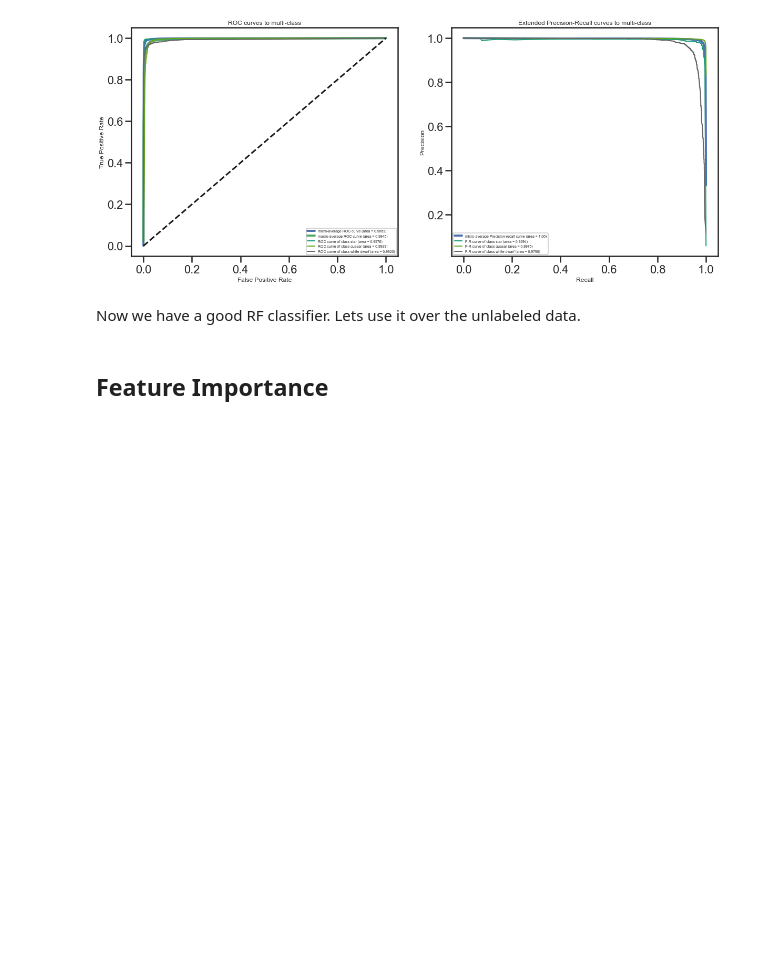
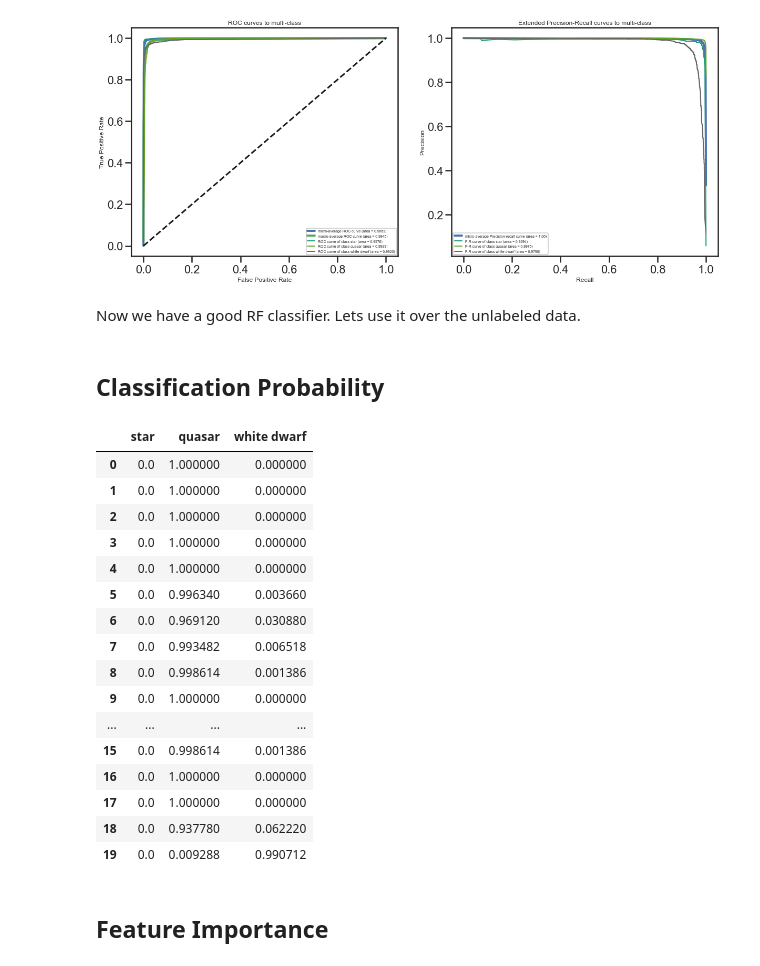
Before and after one commit to jorgemarpa/sklearn_tutorials, a Jupyter notebook: supervised.ipynb, the cells around one changed output. Cells and saved outputs as stored; diff of their text form; code cells hidden in the pictures; blank space fills up the shorter version.

```diff
--- a/supervised.ipynb
+++ b/supervised.ipynb
@@ -135,7 +135,9 @@ df = pd.read_csv("%s/data/SDSS_all_classes_21.csv" % (dirpath))
 df = df.sample (20000)
 print(df.info())
 
-u, g, r, i, z = df["u_mag"].values, df["g_mag"].values, df["r_mag"].values, df["i_mag"].values, df["z_mag"].values
+u, g, r, i, z = df["u_mag"].values, df["g_mag"].values, \
+                df["r_mag"].values, df["i_mag"].values, \
+                df["z_mag"].values
 colors = np.array([u - g, g - r, r - i, i - z]).transpose()
 print(colors.shape)
 names = np.array(["u - g", "g - r", "r - i", "i - z"])
@@ -558,6 +567,29 @@ PR_ROC_curves(classes, prediction_prob, [1,2,3], cl_names=cl_names)
 [figure]
 # %% [markdown]
 Now we have a good RF classifier. Lets use it over the unlabeled data.
+# %% [markdown]
+## Classification Probability
+# %%
+prob_df = pd.DataFrame(prediction_prob, columns=cl_names)
+prob_df.head(20)
+# %% [output]
+|  | star | quasar | white dwarf |
+| 0 | 0.0 | 1.000000 | 0.000000 |
+| 1 | 0.0 | 1.000000 | 0.000000 |
+| 2 | 0.0 | 1.000000 | 0.000000 |
+| 3 | 0.0 | 1.000000 | 0.000000 |
+| 4 | 0.0 | 1.000000 | 0.000000 |
+| 5 | 0.0 | 0.996340 | 0.003660 |
+| 6 | 0.0 | 0.969120 | 0.030880 |
+| 7 | 0.0 | 0.993482 | 0.006518 |
+| 8 | 0.0 | 0.998614 | 0.001386 |
+| 9 | 0.0 | 1.000000 | 0.000000 |
+| ... | ... | ... | ... |
+| 15 | 0.0 | 0.998614 | 0.001386 |
+| 16 | 0.0 | 1.000000 | 0.000000 |
+| 17 | 0.0 | 1.000000 | 0.000000 |
+| 18 | 0.0 | 0.937780 | 0.062220 |
+| 19 | 0.0 | 0.009288 | 0.990712 |
 # %% [markdown]
 ## Feature Importance
 # %%
```
Also changed, not shown: parts of 3 cells of this notebook, 1 other file.
